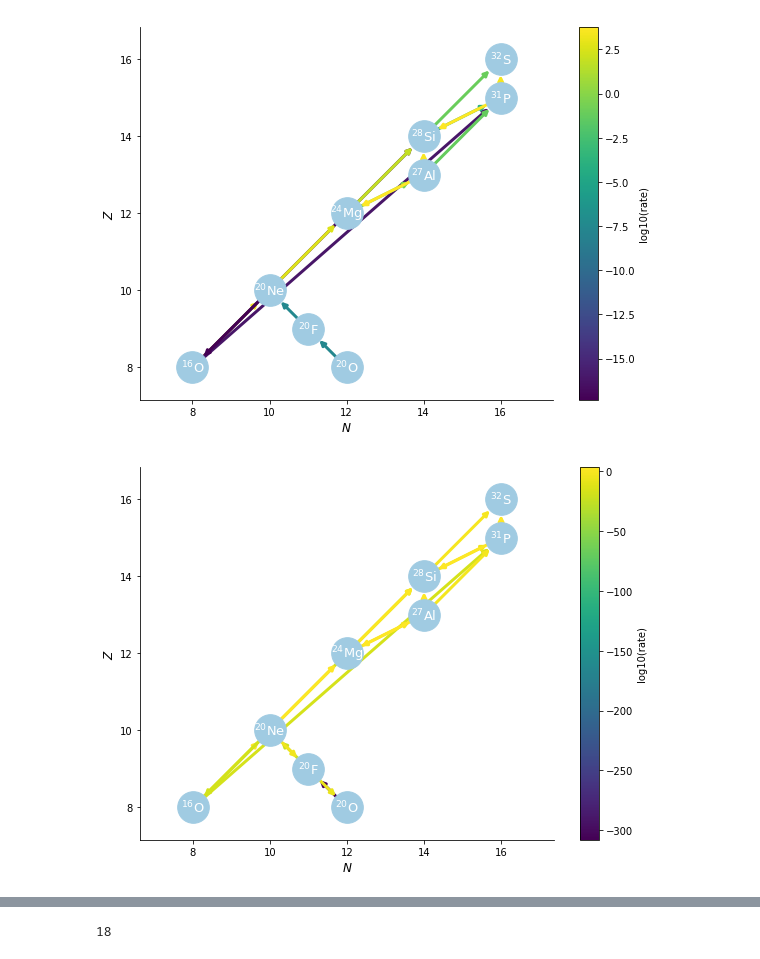
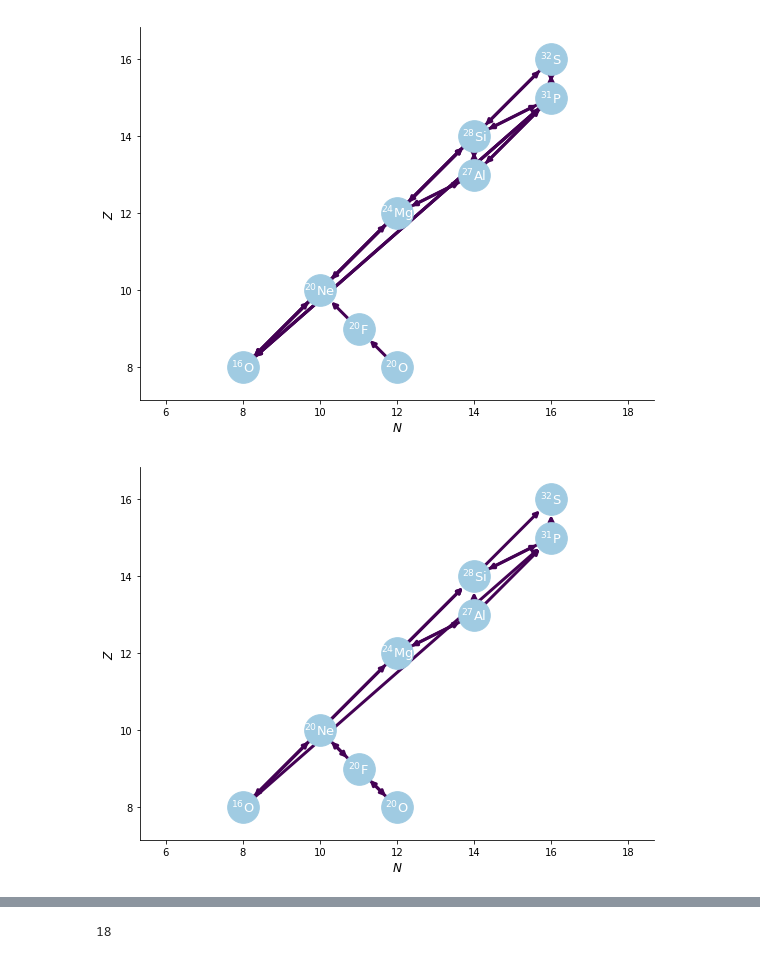
Before and after one commit to XinlongSBU/xinlong_file, a Jupyter notebook: ECSN_weak/net_work_zingale.ipynb, the cells around one changed output, grey strips where cells are left out. Saved outputs shown, nothing was run; the diff lists cells and outputs as text; code cells hidden in the pictures.

```diff
--- a/ECSN_weak/net_work_zingale.ipynb
+++ b/ECSN_weak/net_work_zingale.ipynb
@@ -29,9 +29,9 @@ comp.set_nuc("s32", 1.e-2)
 comp.set_nuc("p31", 1.e-2)
 comp.normalize()
 # %%
-rc.plot(outfile="ecsn.png", rho=7.e9, T=1.e9, comp=comp, rate_value=1.e-20)
+rc.plot(outfile="ecsn.png", T=1.e9, comp=comp)
 # %% [output]
-[figure, old version]
+[figure, new version]
 # %%
 new_rate_list = []
 ydots = rc.evaluate_rates(rho=7.e9, T=1.e9, composition=comp)
@@ -42,9 +42,9 @@ for rate in rc.rates:
 
 rc_new = pyna.RateCollection(rates=new_rate_list, rate_files=escn_tabular)
 # %%
-rc_new.plot(outfile="ecsn1.png", rho=7.e9, T=1.e9, comp=comp)
+rc_new.plot(outfile="ecsn1.png", T=1.e9, comp=comp)
 # %% [output]
-[figure, old version]
+[figure, new version]
 # %%
 rc_new.evaluate_rates(rho=7.e9, T=1.e9, composition=comp)
 # %% [output]
```
Also changed, not shown: parts of 1 cell of this notebook, 7 other files.
